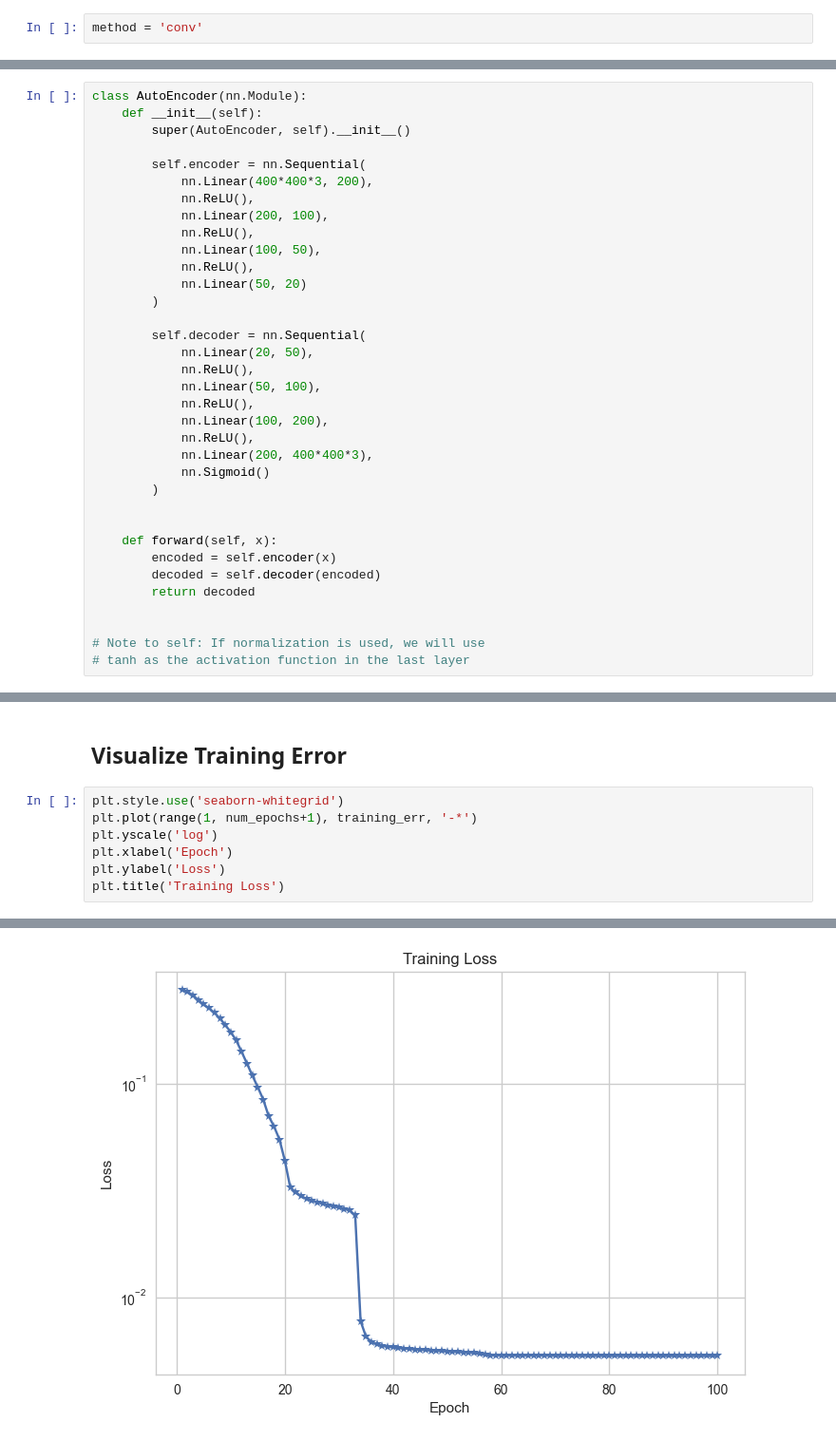
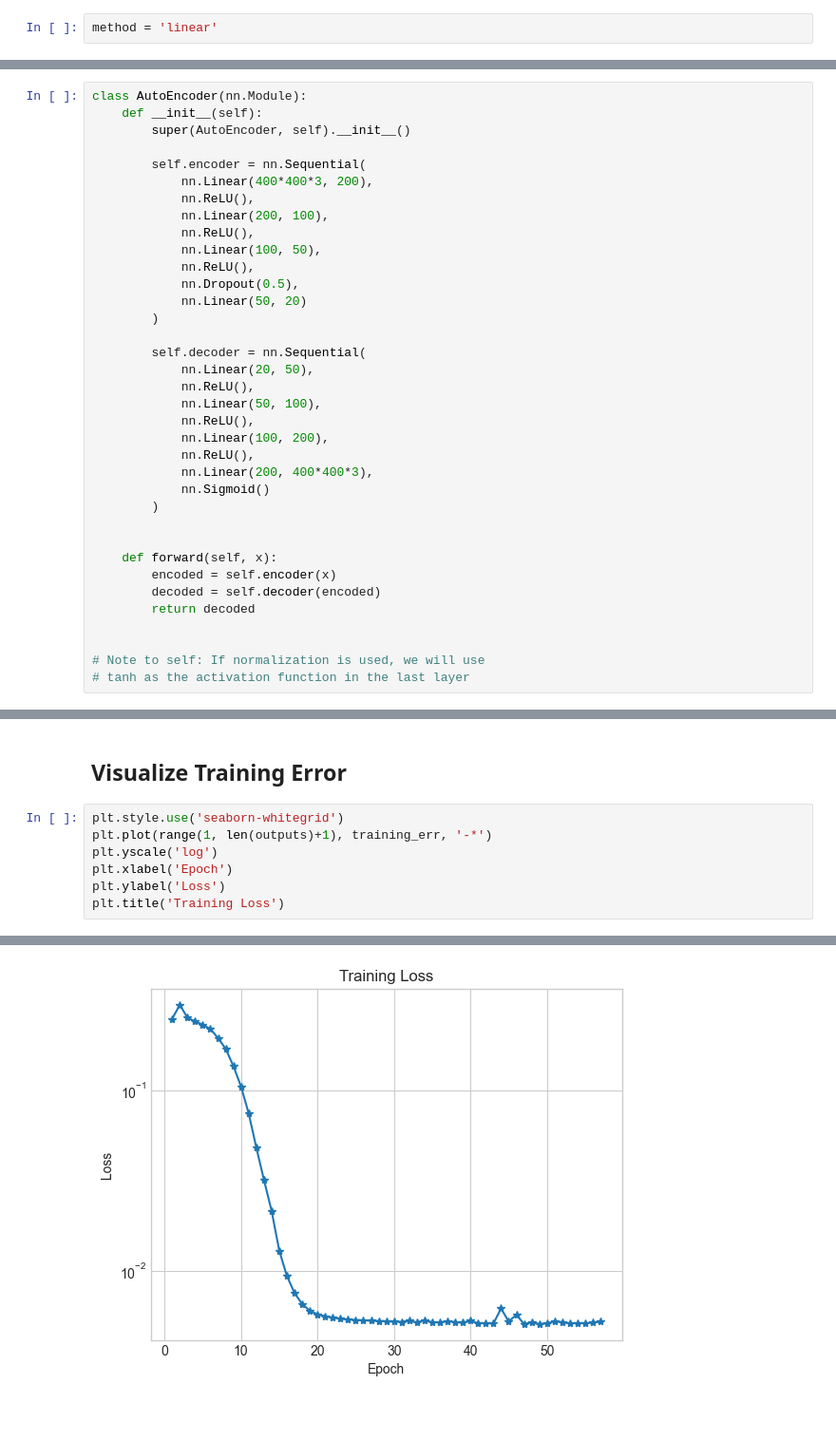
Before and after one commit to chuanghembo/Research-Immersion, a Jupyter notebook: autoencoder.ipynb, the cells around one changed output, grey strips where cells are left out. Shown at 95% size. Drawn from its saved outputs; the diff is of its cells as text; blank space fills up the shorter version.

```diff
--- a/autoencoder.ipynb
+++ b/autoencoder.ipynb
@@ -12,7 +12,7 @@ import numpy as np
 
 from PIL import Image
 # %%
-method = 'conv'
+method = 'linear'
 # %%
 amino_acid_full_names = {
     'A': 'alanine', 'R': 'arginine', 'N': 'asparagine', 'D': 'aspartic_acid', 'C': 'cysteine',
@@ -78,6 +78,7 @@ class AutoEncoder(nn.Module):
             nn.ReLU(),
             nn.Linear(100, 50),
             nn.ReLU(),
+            nn.Dropout(0.5),
             nn.Linear(50, 20)
         )
 
@@ -211,14 +212,14 @@ Epoch [100/100], Loss: 0.0053
 ## Visualize Training Error
 # %%
 plt.style.use('seaborn-whitegrid')
-plt.plot(range(1, num_epochs+1), training_err, '-*')
+plt.plot(range(1, len(outputs)+1), training_err, '-*')
 plt.yscale('log')
 plt.xlabel('Epoch')
 plt.ylabel('Loss')
 plt.title('Training Loss')
 # %% [output]
 Text(0.5, 1.0, 'Training Loss')
-[figure, old version]
+[figure, new version]
 # %%
 def plot_reconstructed_images(outputs, epoch):
     plt.figure(figsize=(18, 4))
```
Also changed, not shown: parts of 2 cells of this notebook.
